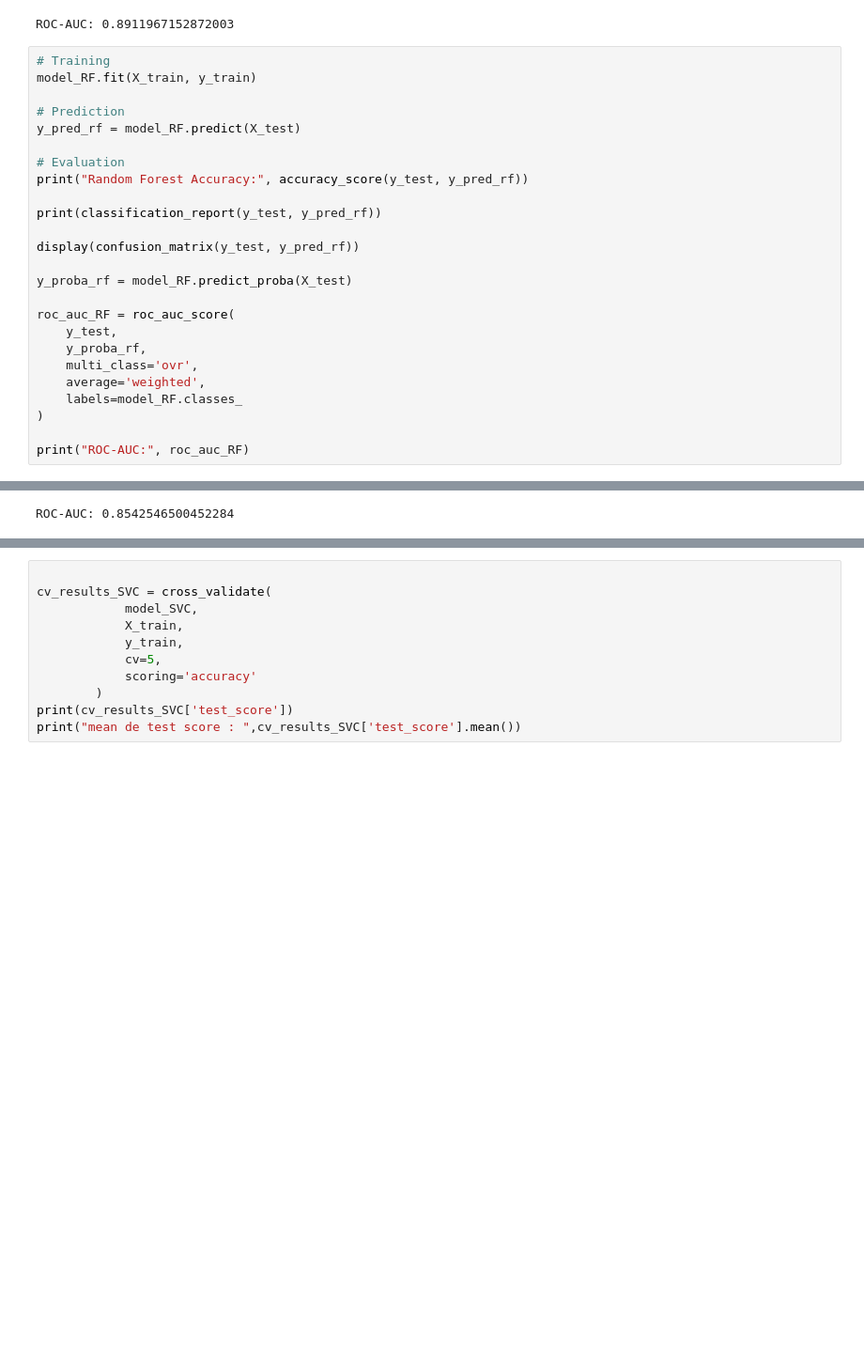
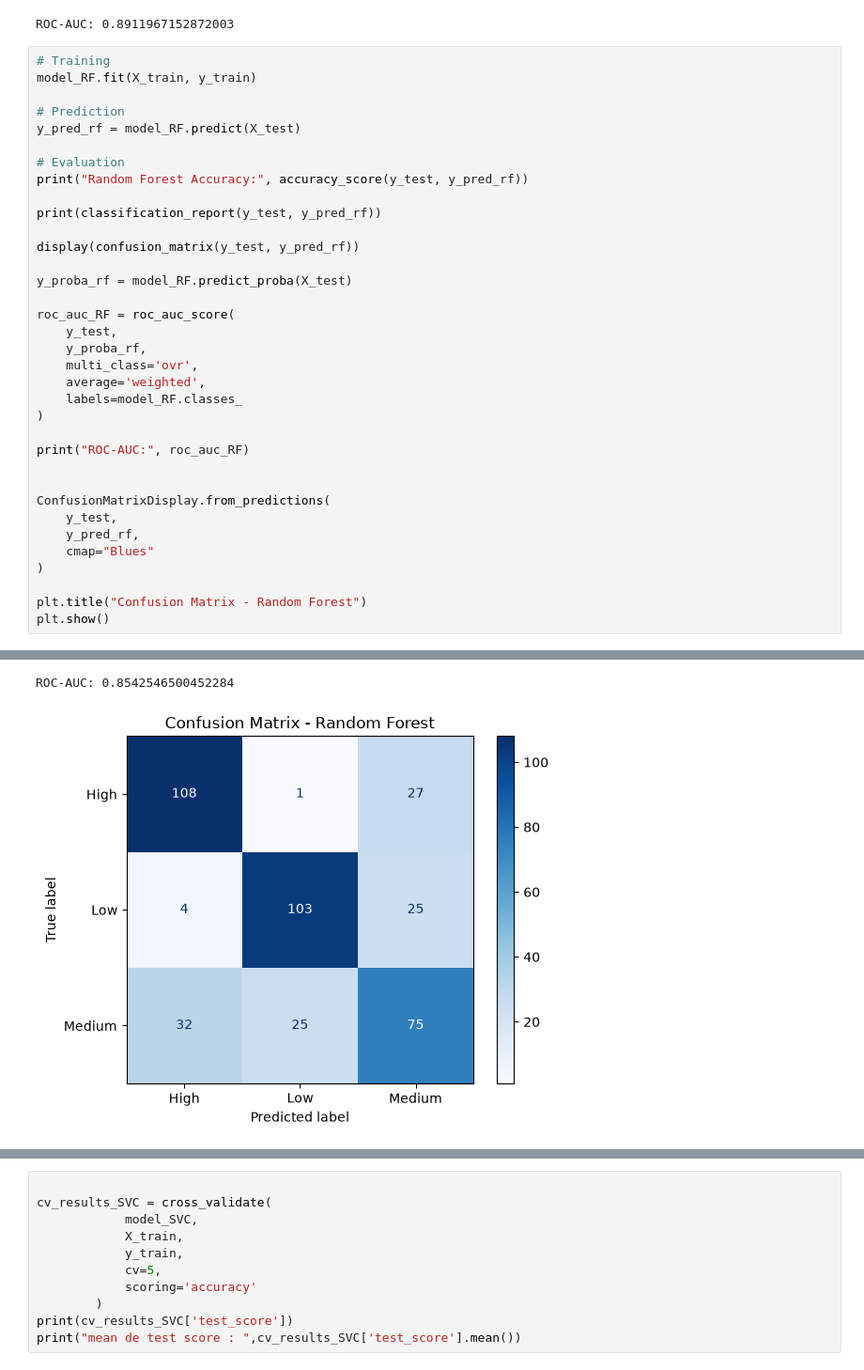
Before and after one commit to MohamedOuzzat/Jury_Blanc, a Jupyter notebook: notebooks/Jury_Blanc.ipynb, the cells around one changed output, grey strips where cells are left out. Shown at 94% size. Cells and saved outputs as stored; diff of their text form; blank space fills up the shorter version.

```diff
--- a/notebooks/Jury_Blanc.ipynb
+++ b/notebooks/Jury_Blanc.ipynb
@@ -720,33 +723,44 @@ print("Random Forest Accuracy:", accuracy_score(y_test, y_pred_rf))
 print(classification_report(y_test, y_pred_rf))
 
 display(confusion_matrix(y_test, y_pred_rf))
 
 y_proba_rf = model_RF.predict_proba(X_test)
 
 roc_auc_RF = roc_auc_score(
     y_test,
     y_proba_rf,
     multi_class='ovr',
     average='weighted',
     labels=model_RF.classes_
 )
 
 print("ROC-AUC:", roc_auc_RF)
+
+
+ConfusionMatrixDisplay.from_predictions(
+    y_test,
+    y_pred_rf,
+    cmap="Blues"
+)
+
+plt.title("Confusion Matrix - Random Forest")
+plt.show()
 # %% [output]
 Random Forest Accuracy: 0.715
               precision    recall  f1-score   support
 
         High       0.75      0.79      0.77       136
          Low       0.80      0.78      0.79       132
       Medium       0.59      0.57      0.58       132
 
     accuracy                           0.71       400
    macro avg       0.71      0.71      0.71       400
 weighted avg       0.71      0.71      0.71       400
 array([[108,   1,  27],
        [  4, 103,  25],
        [ 32,  25,  75]])
 ROC-AUC: 0.8542546500452284
+[figure, added]
 # %%
 # Training
 model_GB.fit(X_train, y_train)
```
Also changed, not shown: parts of 7 cells of this notebook, 6 other files.
